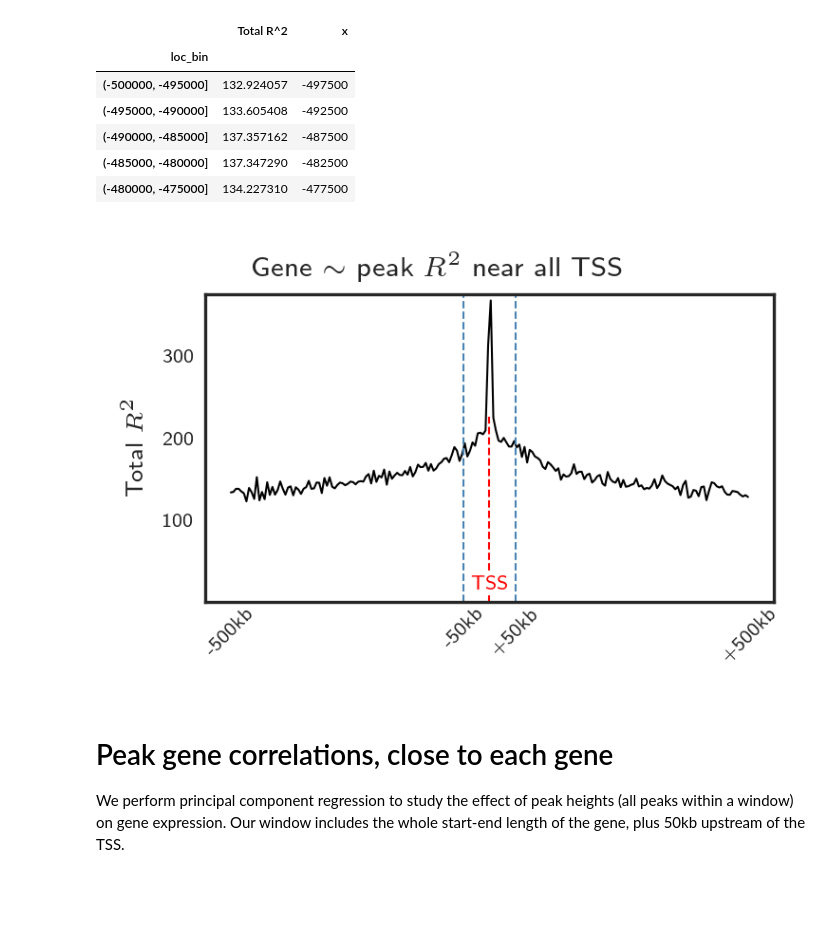
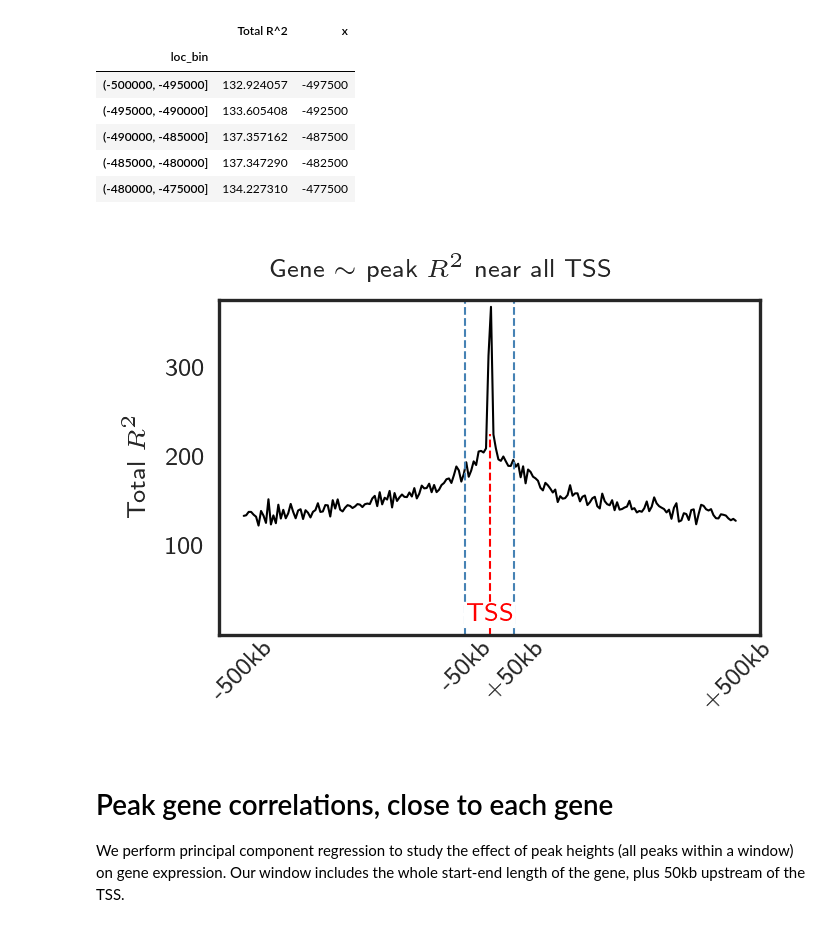
Before and after one commit to MartyWeissman/ClonalOmics, a Jupyter notebook: Figure 3/Figure 3, P9855 ATAC and RNA.ipynb, the cells around one changed output. Cells and saved outputs as stored; diff of their text form; code cells hidden in the pictures; blank space fills up the shorter version.

```diff
--- a/Figure 3/Figure 3, P9855 ATAC and RNA.ipynb
+++ b/Figure 3/Figure 3, P9855 ATAC and RNA.ipynb
@@ -254,7 +276,9 @@ n_components = 20
 n_neighbors = 10
 min_dist = 0.25
 
-fig, ax = plt.subplots(1,1,figsize=(2.0,1.4), dpi=300)
+mm = 1/25.4
+figsize = (60*mm, 40*mm)
+fig, ax = plt.subplots(1,1,figsize=figsize, dpi=300)
 setfontsize()
 
 X = ATAC_data.to_df().copy()
@@ -288,9 +312,9 @@ for j in range(1,9):
     lgnd.legendHandles[j]._sizes = [25]
 
 plt.suptitle("UMAP clustering, {} peaks.".format(len(X.T)),
-            y=1.0)
+            x=0.6, y=1.0)
 
-set_size(fig, (2.0, 1.4))
+set_size(fig, figsize)
 plt.savefig("Panels/UMAP.pdf", bbox_inches='tight')
 
 plt.show()
@@ -754,7 +813,8 @@ plot_df['mid'] = plot_df['interval'].apply(lambda x : x.mid)
 plot_df = plot_df.sort_values(by='mid')
 
 sns.set_style('whitegrid')
-fig, ax = plt.subplots(figsize=(2.5,1.5), dpi=300)
+figsize=(60*mm, 45*mm)
+fig, ax = plt.subplots(figsize=figsize, dpi=300)
 setfontsize()
 
 sns.barplot(x='mid', y='count', data=plot_df, color='steelblue', alpha=0.25, ax=ax, label='All peaks')
@@ -775,7 +835,7 @@ ax.set_xlabel('Quality p-value (replicate closeness)')
 ax.set_ylabel('Number of peaks')
 plt.suptitle('Over 15% of high-quality peaks are variable')
 
-set_size(fig, (2.5, 1.5))
+set_size(fig, figsize)
 plt.savefig("Panels/Clonal_peaks.pdf", bbox_inches='tight')
 plt.show()
 # %% [output]
@@ -808,7 +868,8 @@ plot_df['mid'] = plot_df['interval'].apply(lambda x : x.mid)
 plot_df = plot_df.sort_values(by='mid')
 
 sns.set_style('whitegrid')
-fig, ax = plt.subplots(figsize=(2.5,1.5), dpi=300)
+figsize=(60*mm, 45*mm)
+fig, ax = plt.subplots(figsize=figsize, dpi=300)
 setfontsize()
 
 sns.barplot(x='mid', y='count', data=plot_df, color='steelblue', alpha=0.25, ax=ax, label='All tall peaks (ht > 50)')
@@ -829,7 +890,7 @@ ax.set_xlabel('Quality p-value (replicate closeness)')
 ax.set_ylabel('Number of peaks')
 plt.suptitle('Over 20% of tall peaks are variable')
 
-set_size(fig, (2.5, 1.5))
+set_size(fig, figsize)
 plt.savefig("Panels/ClonalTall_peaks.pdf", bbox_inches='tight')
 plt.show()
 # %% [output]
@@ -883,7 +944,8 @@ plot_df = (plot_df - plot_df.mean()) / plot_df.std()
 var_peaks = plot_df.idxmax().sort_values().index
 plot_df = plot_df[var_peaks]
 
-fig,ax = plt.subplots(1,1,figsize=(2.5,3), dpi=300)
+figsize=(60*mm, 90*mm)
+fig,ax = plt.subplots(1,1,figsize=figsize, dpi=300)
 setfontsize()
 
 sns.heatmap(plot_df, vmin=-2.5, vmax=2.5, cmap='coolwarm',
@@ -909,7 +971,7 @@ rc('text', usetex=True)
 
 ax.text(-0.1,0,r'\underline{Clone}', va='bottom', ha='right', fontsize=6)
 plt.suptitle('{} clonal peaks, {} samples'.format(len(var_peaks), len(plot_df)), y=0.95)
-set_size(fig, (2.5, 3))
+set_size(fig, figsize)
 plt.savefig("Panels/PeakHeatmap.pdf", bbox_inches='tight')
 
 plt.show()
@@ -1144,28 +1206,29 @@ plot_df.head()
 # %%
 
 sns.set_style('white')
-fig, ax = plt.subplots(figsize=(2.5,1.5), dpi=300)
+figsize=(60*mm, 40*mm)
+fig, ax = plt.subplots(figsize=figsize, dpi=300)
 setfontsize()
 
 sns.lineplot(x='x', y='Total R^2', data=plot_df,  color='k', linewidth=0.5, ax=ax)
 
 ax.set_ylim(0,375)
 ax.axvline(0,color='red', linestyle='--', ymax=0.6, linewidth=0.5)
 ax.set_xticks([-500000,-50000,50000,500000])
 ax.set_xticklabels(['-500kb','-50kb','+50kb','+500kb'], rotation=45, y=0.08)
 ax.set_yticks([100,200,300])
 ax.set_yticklabels([100,200,300], x=0.03)
 ax.text(0,15,'TSS',color='red', ha='center', bbox={'facecolor':'white',  'pad':0})
 ax.axvline(50000,color='steelblue',linestyle='--',linewidth=0.5)
 ax.axvline(-50000,color='steelblue',linestyle='--',linewidth=0.5)
 ax.set_xlabel('')
 ax.set_ylabel('Total $R^2$')
-set_size(fig, (2.5, 1.5))
+set_size(fig, figsize)
 plt.savefig("Panels/R2_near_TSS.pdf", bbox_inches='tight')
 plt.suptitle('Gene $\sim$ peak $R^2$ near all TSS', y=1.02)
 plt.show()
 # %% [output]
-[figure, old version]
+[figure, new version]
 # %% [markdown]
 # Peak gene correlations, close to each gene
 
```
Also changed, not shown: parts of 77 cells of this notebook, 28 other files.
